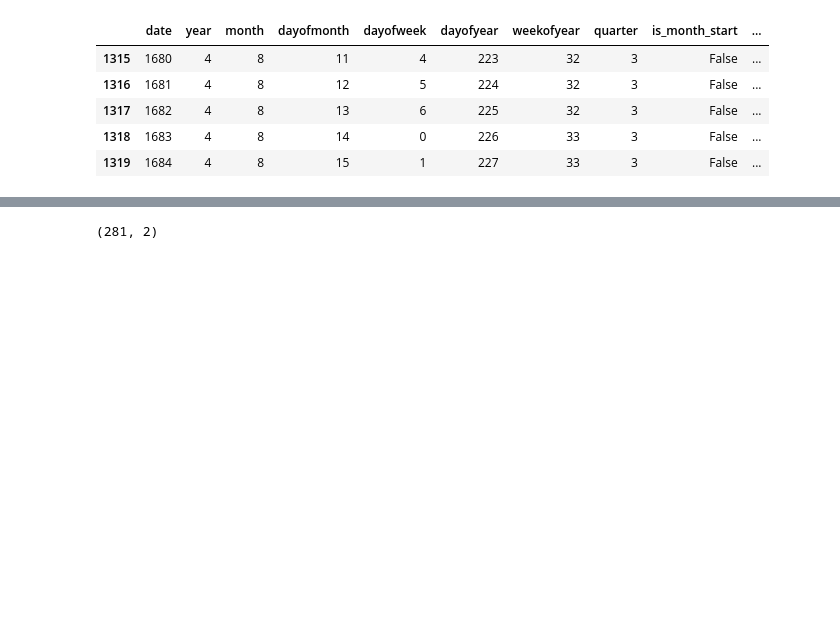
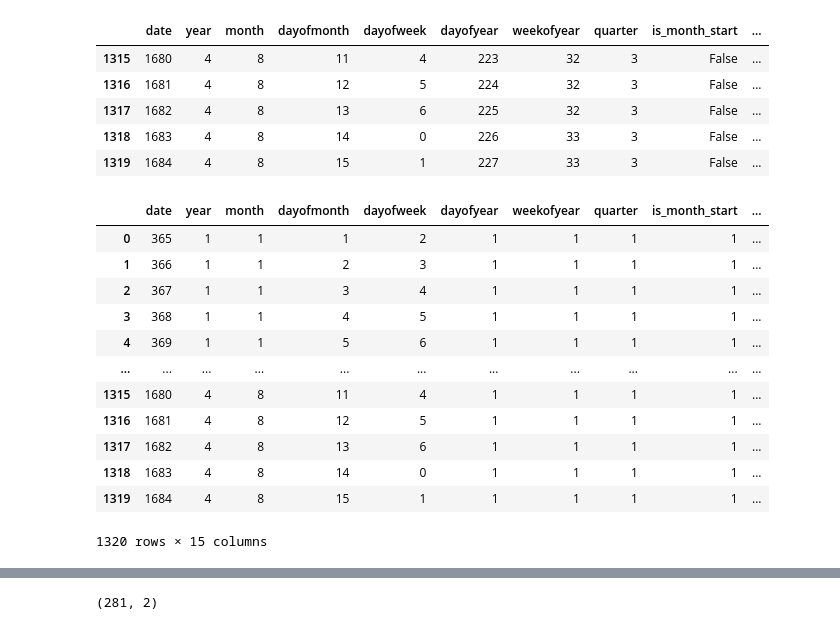
Before and after one commit to Gilbert-B/Forecasting-Sales, a Jupyter notebook: notebook/Sales_Forecast.ipynb, the cells around one changed output, grey strips where cells are left out. Drawn from its saved outputs; the diff is of its cells as text; code cells hidden in the pictures; blank space fills up the shorter version.

```diff
--- a/notebook/Sales_Forecast.ipynb
+++ b/notebook/Sales_Forecast.ipynb
@@ -273,3 +273,19 @@ dates_df.tail()
 | 1317 | 1682 | 4 | 8 | 13 | 6 | 225 | 32 | 3 | False | ... |
 | 1318 | 1683 | 4 | 8 | 14 | 0 | 226 | 33 | 3 | False | ... |
 | 1319 | 1684 | 4 | 8 | 15 | 1 | 227 | 33 | 3 | False | ... |
+# %%
+dates_df.groupby(['date','year','month','dayofmonth','dayofweek'], as_index=False).nunique()
+# %% [output]
+|  | date | year | month | dayofmonth | dayofweek | dayofyear | weekofyear | quarter | is_month_start | ... |
+| 0 | 365 | 1 | 1 | 1 | 2 | 1 | 1 | 1 | 1 | ... |
+| 1 | 366 | 1 | 1 | 2 | 3 | 1 | 1 | 1 | 1 | ... |
+| 2 | 367 | 1 | 1 | 3 | 4 | 1 | 1 | 1 | 1 | ... |
+| 3 | 368 | 1 | 1 | 4 | 5 | 1 | 1 | 1 | 1 | ... |
+| 4 | 369 | 1 | 1 | 5 | 6 | 1 | 1 | 1 | 1 | ... |
+| ... | ... | ... | ... | ... | ... | ... | ... | ... | ... | ... |
+| 1315 | 1680 | 4 | 8 | 11 | 4 | 1 | 1 | 1 | 1 | ... |
+| 1316 | 1681 | 4 | 8 | 12 | 5 | 1 | 1 | 1 | 1 | ... |
+| 1317 | 1682 | 4 | 8 | 13 | 6 | 1 | 1 | 1 | 1 | ... |
+| 1318 | 1683 | 4 | 8 | 14 | 0 | 1 | 1 | 1 | 1 | ... |
+| 1319 | 1684 | 4 | 8 | 15 | 1 | 1 | 1 | 1 | 1 | ... |
+1320 rows × 15 columns
```
Also changed, not shown: parts of 14 cells of this notebook.
